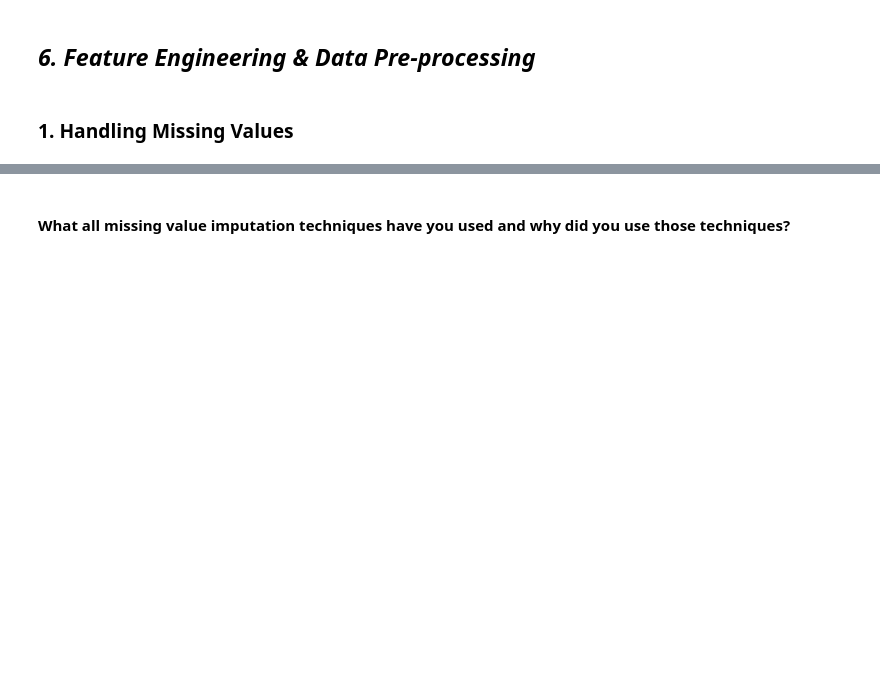
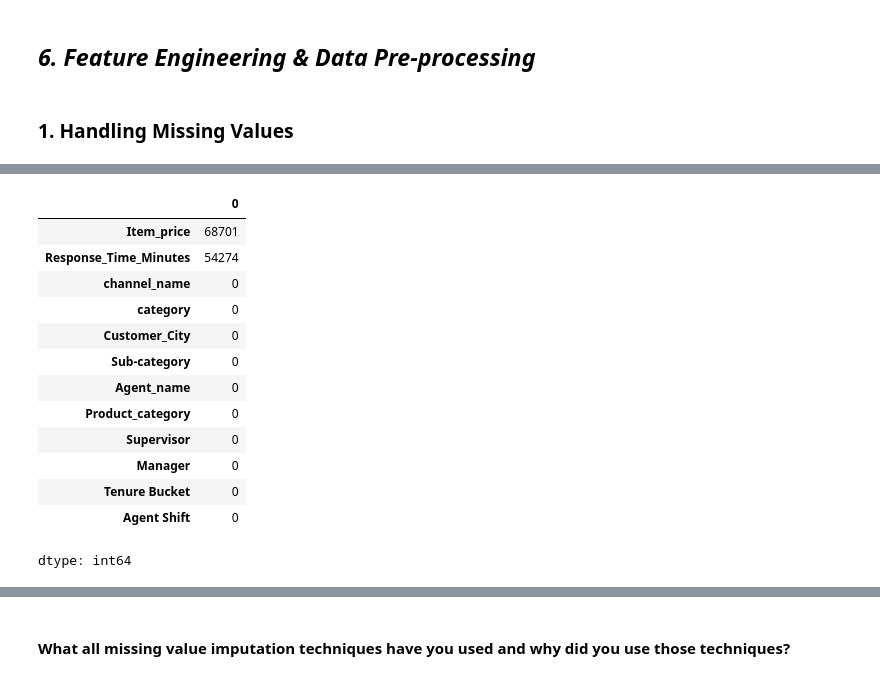
Before and after one commit to Shuvam-2000/Classification-Flipkart-Customer-Service-Satisfaction, a Jupyter notebook: Classification_Flipkart_Customer_Service_Satisfaction.ipynb, the cells around one changed output, grey strips where cells are left out. Saved outputs shown, nothing was run; the diff lists cells and outputs as text; code cells hidden in the pictures; blank space fills up the shorter version.

```diff
--- a/Classification_Flipkart_Customer_Service_Satisfaction.ipynb
+++ b/Classification_Flipkart_Customer_Service_Satisfaction.ipynb
@@ -2126,0 +2242,36 @@ Answer Here.
+# %%
+# Remove identifiers, raw datetime columns, duplicate features,
+# and columns that may cause target leakage
+
+drop_columns = [
+    'Unique id',
+    'Order_id',
+    'order_date_time',
+    'Issue_reported at',
+    'issue_responded',
+    'Response_Time_Days',
+    'Survey_response_Date',
+    'Customer Remarks'
+]
+
+X = df.drop(columns=['CSAT Score'] + drop_columns)
+
+y = df['CSAT Score']
+
+# Check remaining missing values
+X.isnull().sum().sort_values(ascending=False)
+# %% [output]
+|  | 0 |
+| Item_price | 68701 |
+| Response_Time_Minutes | 54274 |
+| channel_name | 0 |
+| category | 0 |
+| Customer_City | 0 |
+| Sub-category | 0 |
+| Agent_name | 0 |
+| Product_category | 0 |
+| Supervisor | 0 |
+| Manager | 0 |
+| Tenure Bucket | 0 |
+| Agent Shift | 0 |
+dtype: int64
```
Also changed, not shown: parts of 40 cells of this notebook.
